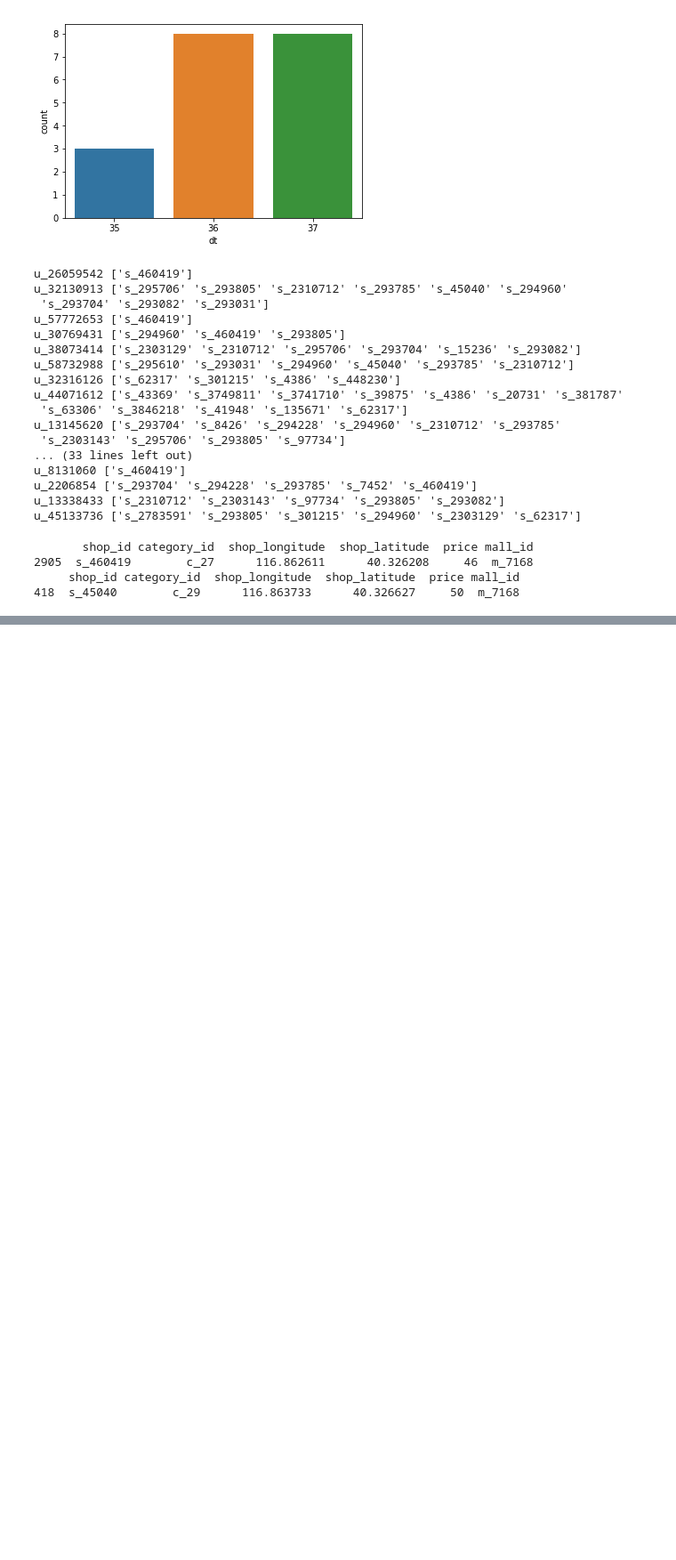
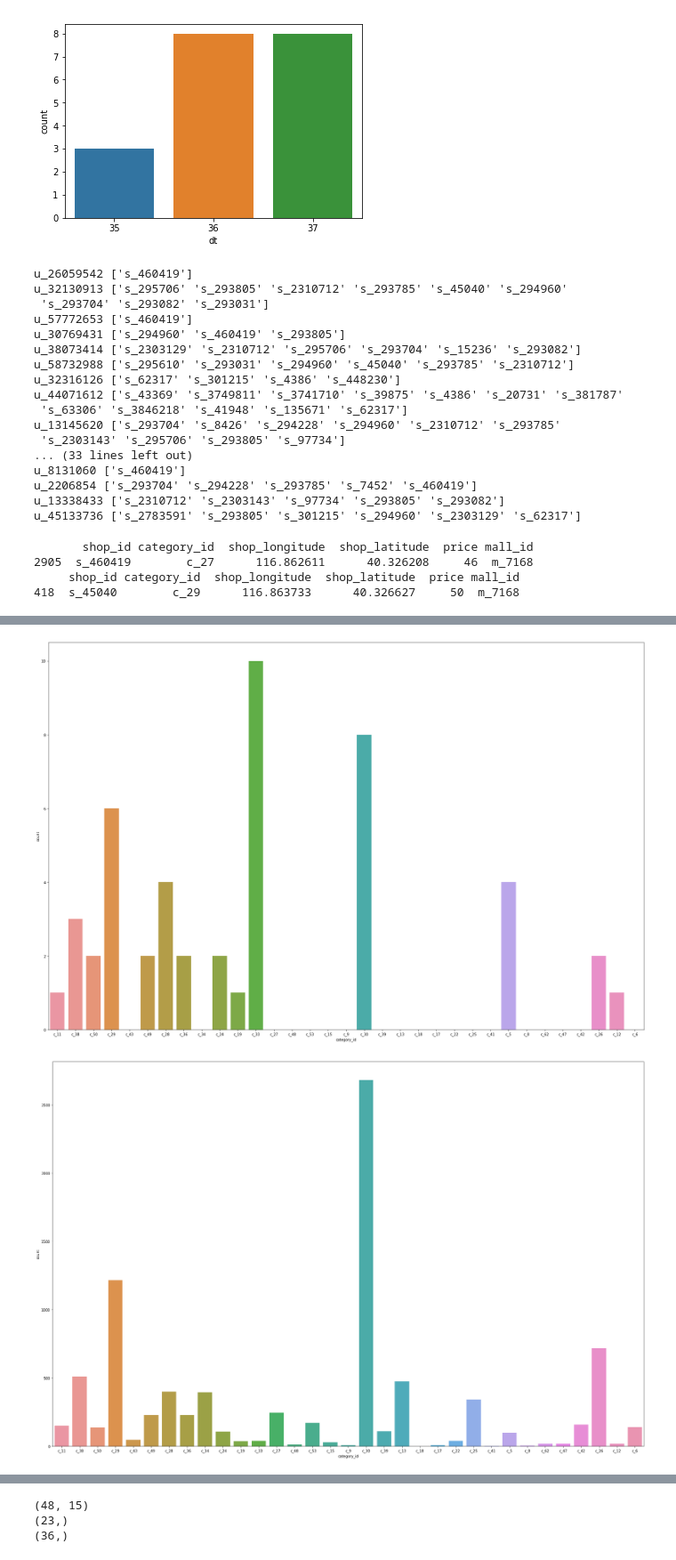
Before and after one commit to lvjianjian/ccf_mayi_2017, a Jupyter notebook: notebook/m_7168.ipynb, the cells around one changed output, grey strips where cells are left out. Shown: that part at 89% size. Cells and saved outputs as stored; diff of their text form; code cells hidden in the pictures; blank space fills up the shorter version.

```diff
--- a/notebook/m_7168.ipynb
+++ b/notebook/m_7168.ipynb
@@ -192,0 +141,16 @@ array([[ 0.02580212],
+# %%
+f,ax = plt.subplots(1,1,figsize=(30,20))
+ses.countplot(x="category_id", data=little,order=shop.category_id.unique(),ax=ax)
+plt.show()
+f,ax = plt.subplots(1,1,figsize=(30,20))
+ses.countplot(x="category_id", data=zhongwu,ax=ax,order=shop.category_id.unique())
+plt.show()
+f,ax = plt.subplots(1,1,figsize=(30,20))
+ses.countplot(x="category_id", data=xiawu,ax=ax,order=shop.category_id.unique())
+plt.show()
+f,ax = plt.subplots(1,1,figsize=(30,20))
+ses.countplot(x="category_id", data=wanshang,ax=ax,order=shop.category_id.unique())
+plt.show()
+# %% [output]
+[figure, added]
+[figure, added]
@@ -192,0 +159,8 @@ array([[ 0.02580212],
+# %%
+print little.shape
+print little.shop_id.unique().shape
+print little.user_id.unique().shape
+# %% [output]
+(48, 15)
+(23,)
+(36,)
```
Also changed, not shown: parts of 33 cells of this notebook, 8 other files.
